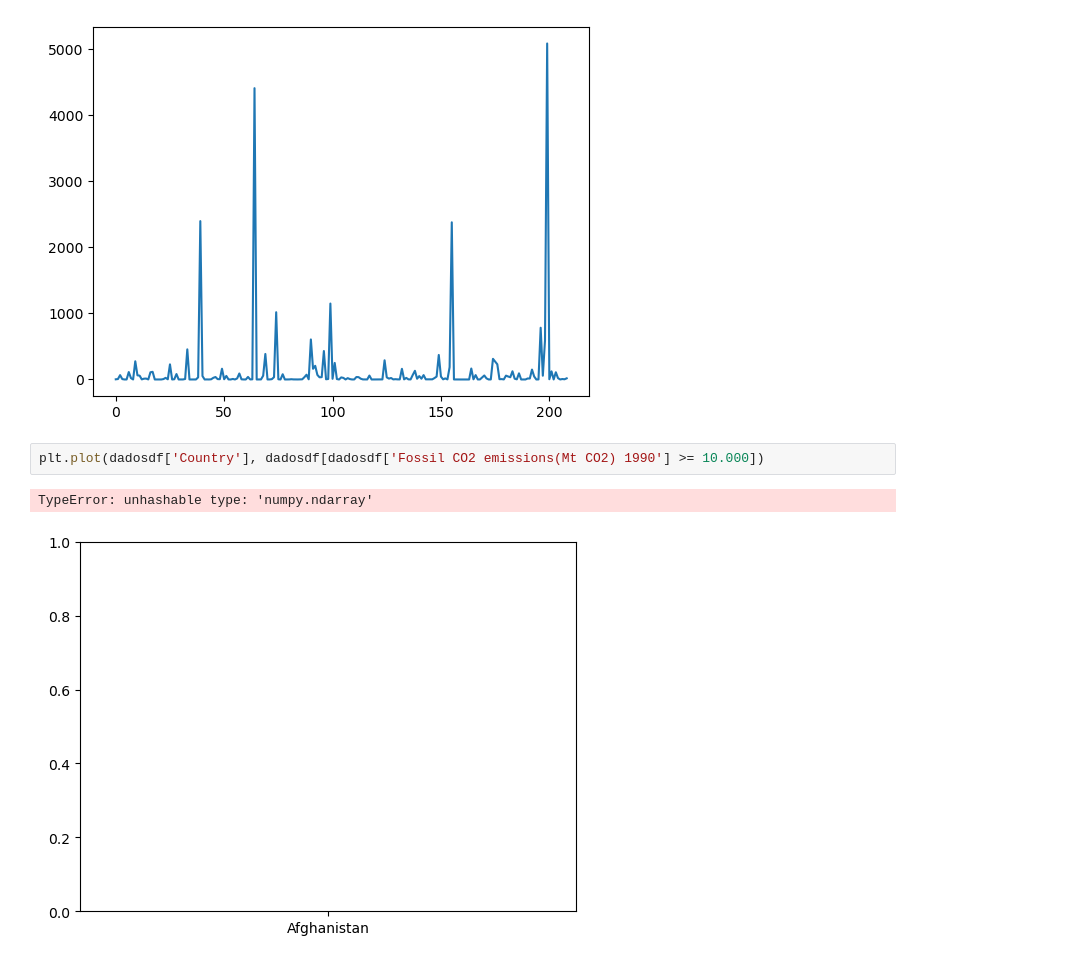
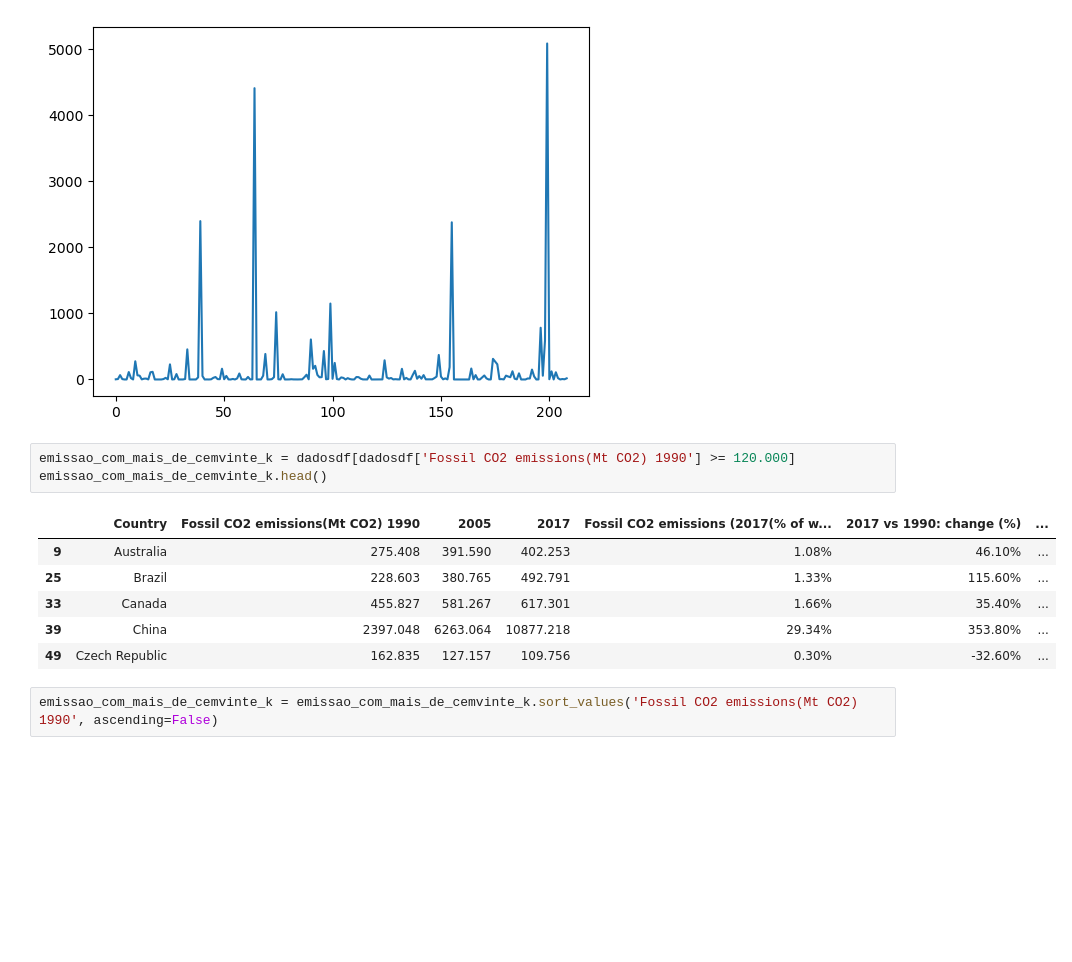
Before and after one commit to henriquecarvalho-maker/Emiss-o-de-Carbono-por-Pais, a Jupyter notebook: analise_carbono_pais.ipynb, the cells around one changed output. Cells and saved outputs as stored; diff of their text form; blank space fills up the shorter version.

```diff
--- a/analise_carbono_pais.ipynb
+++ b/analise_carbono_pais.ipynb
@@ -91,7 +91,14 @@ dadosdf['Fossil CO2 emissions(Mt CO2) 1990'].plot()
 <AxesSubplot: >
 [figure]
 # %%
-plt.plot(dadosdf['Country'], dadosdf[dadosdf['Fossil CO2 emissions(Mt CO2) 1990'] >= 10.000])
+emissao_com_mais_de_cemvinte_k = dadosdf[dadosdf['Fossil CO2 emissions(Mt CO2) 1990'] >= 120.000]
+emissao_com_mais_de_cemvinte_k.head()
 # %% [output]
-TypeError: unhashable type: 'numpy.ndarray'
-[figure, removed]
+|  | Country | Fossil CO2 emissions(Mt CO2) 1990 | 2005 | 2017 | Fossil CO2 emissions (2017(% of w... | 2017 vs 1990: change (%) | ... |
+| 9 | Australia | 275.408 | 391.590 | 402.253 | 1.08% | 46.10% | ... |
+| 25 | Brazil | 228.603 | 380.765 | 492.791 | 1.33% | 115.60% | ... |
+| 33 | Canada | 455.827 | 581.267 | 617.301 | 1.66% | 35.40% | ... |
+| 39 | China | 2397.048 | 6263.064 | 10877.218 | 29.34% | 353.80% | ... |
+| 49 | Czech Republic | 162.835 | 127.157 | 109.756 | 0.30% | -32.60% | ... |
+# %%
+emissao_com_mais_de_cemvinte_k = emissao_com_mais_de_cemvinte_k.sort_values('Fossil CO2 emissions(Mt CO2) 1990', ascending=False)
```
Also changed, not shown: parts of 1 cell of this notebook.
